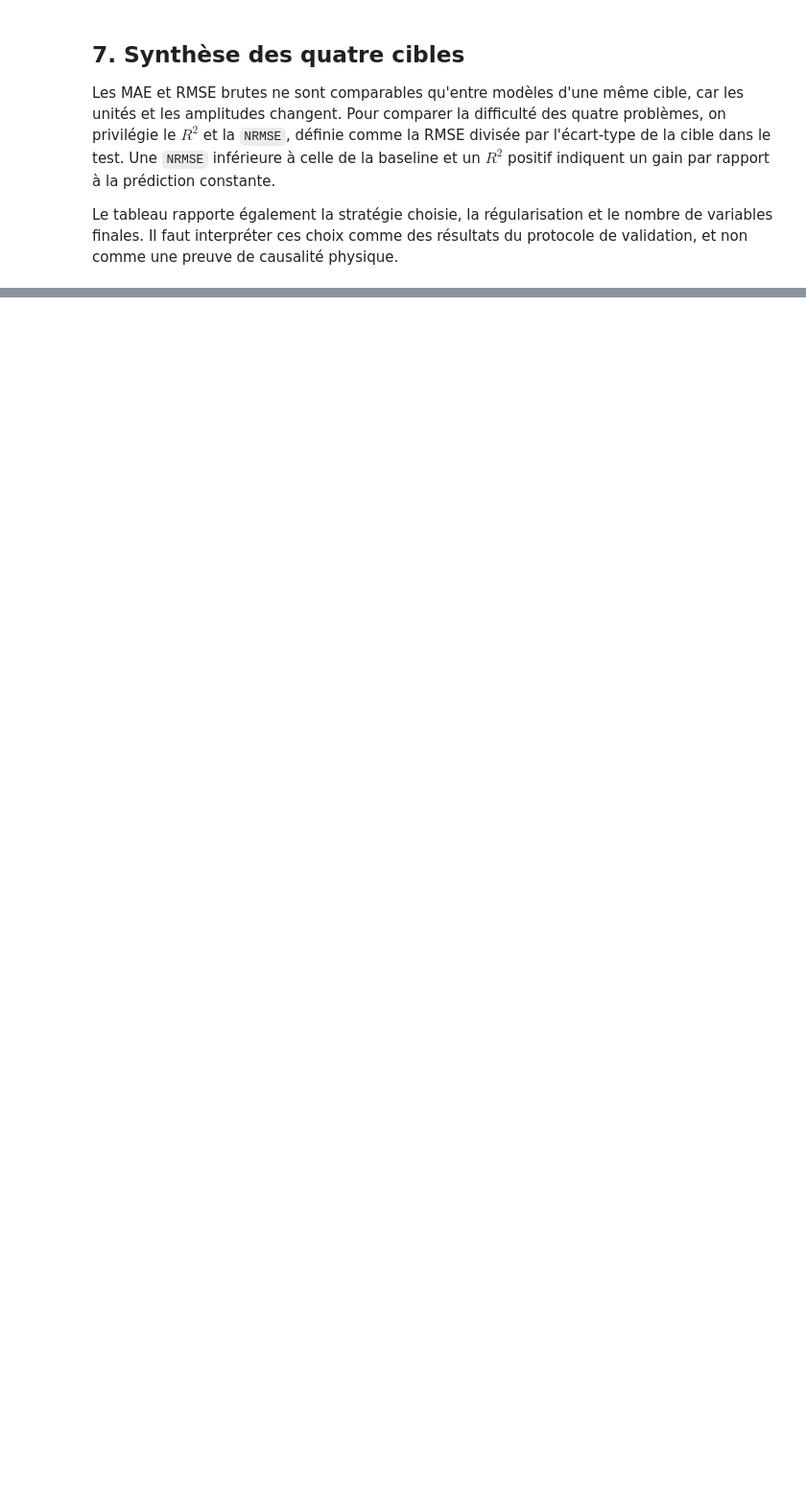
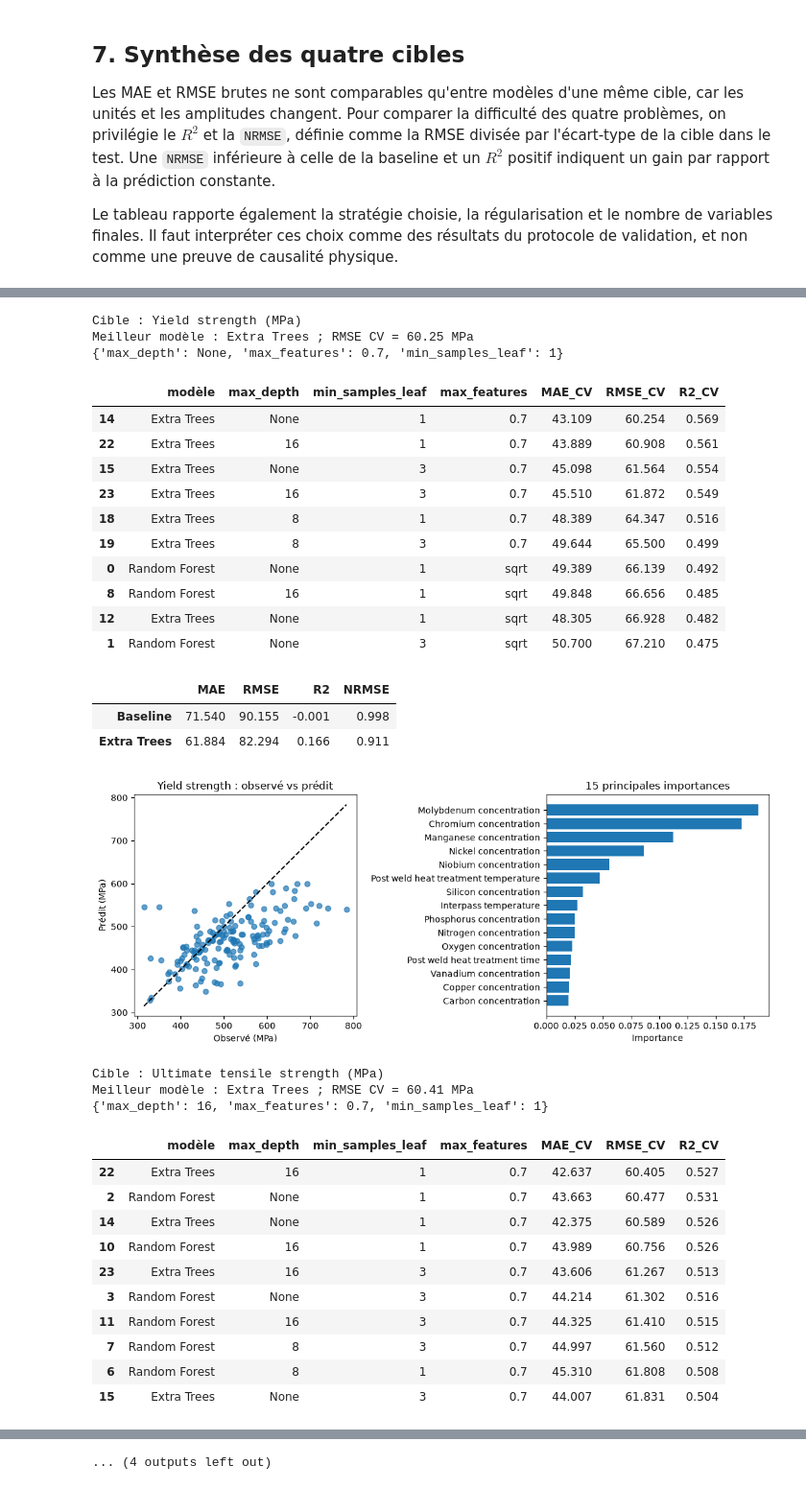
Before and after one commit to marilynehu25/Soudure-d-acier, a Jupyter notebook: 2. Analyses/3. Prédiction des cibles.ipynb, the cells around one changed output, grey strips where cells are left out. Shown at 96% size. Saved outputs shown, nothing was run; the diff lists cells and outputs as text; code cells hidden in the pictures; blank space fills up the shorter version.

Commit message:
Travail de la prédiction des 4 cibles en reprenant les points abordés ensemble, mais les résultats sont mauvais

```diff
--- a/2. Analyses/3. Prédiction des cibles.ipynb
+++ b/2. Analyses/3. Prédiction des cibles.ipynb
@@ -14,12 +16,18 @@ from sklearn.dummy import DummyRegressor
 from sklearn.impute import SimpleImputer
 from sklearn.linear_model import Ridge
 from sklearn.metrics import mean_absolute_error, r2_score, root_mean_squared_error
-from sklearn.model_selection import GroupKFold, GroupShuffleSplit, GridSearchCV
+from sklearn.model_selection import StratifiedGroupKFold, GridSearchCV
 from sklearn.pipeline import Pipeline
 from sklearn.preprocessing import StandardScaler, OneHotEncoder
+from sklearn.ensemble import RandomForestRegressor, ExtraTreesRegressor
+from scipy.stats import t as student_t
 
 set_config(enable_metadata_routing=True)
-RANDOM_STATE, TEST_SIZE, N_SPLITS_CV, SEUIL_NAN = 42, 0.20, 5, 0.80
+RANDOM_STATE = 42
+TEST_SPLIT_SEED = 42
+SELECTION_CV_SEED = 42
+EVALUATION_CV_SEEDS = [101, 202, 303, 404, 505]
+N_SPLITS_TEST, N_SPLITS_CV, N_Y_BINS, SEUIL_NAN = 5, 5, 5, 0.80
 ID_COL = "Weld ID"
 root = Path.cwd().parent if Path.cwd().name == "2. Analyses" else Path.cwd()
 data_dir = root / "1. Données" / "02_intermediate"
@@ -386,16 +970,19 @@ Le tableau rapporte également la stratégie choisie, la régularisation et le n
 # %%
 summary_rows = []
 for target, result in target_results.items():
-    selector = result["best_pipeline"].named_steps["feature_selection"]
+    best = result["cv_table"].iloc[0]
     summary_rows.append({
         "cible": target,
         "unité": result["unit"],
         "lignes": len(result["split"]["y_train"]) + len(result["split"]["y_test"]),
         "Weld ID": (result["split"]["groups_train"].nunique()
                     + result["split"]["groups_test"].nunique()),
-        "stratégie": selection_name(selector),
-        "alpha": result["search"].best_params_["model__alpha"],
+        "stratégie": best["sélection"],
+        "alpha": best["alpha"],
         "variables": len(result["selected_features"]),
+        "RMSE CV répétée": best["RMSE_CV"],
+        "IC95 bas": best["RMSE_IC95_bas"],
+        "IC95 haut": best["RMSE_IC95_haut"],
         "RMSE baseline": result["baseline_scores"]["RMSE"],
         "RMSE test": result["model_scores"]["RMSE"],
         "NRMSE test": result["model_scores"]["NRMSE"],
@@ -427,11 +1016,27 @@ for target, result in target_results.items():
     assert not set(ALL_TARGETS).intersection(selected_columns)
     assert "Charpy temperature" not in selected_columns
     assert set(split["groups_train"]).isdisjoint(set(split["groups_test"]))
+    assert set(result["cv_plan"]) == set(EVALUATION_CV_SEEDS)
+    assert set(result["selection_cv_plan"]) == {SELECTION_CV_SEED}
+    assert (result["selectors"]["forward"].cv_seed ==
+            result["selectors"]["backward"].cv_seed == SELECTION_CV_SEED)
+    for splits in result["cv_plan"].values():
+        for train_idx, valid_idx in splits:
+            assert set(split["groups_train"].iloc[train_idx]).isdisjoint(
+                set(split["groups_train"].iloc[valid_idx])
+            )
+    assert result["selected_features"].tolist() == result["feature_sets"][
+        result["best_params"]["strategy"]
+    ]
     assert isinstance(
         fitted.named_steps["preprocess"].named_transformers_["num"]
         .named_steps["scale"], StandardScaler
     )
-    transformed = fitted.named_steps["preprocess"].transform(split["X_test"])
+    raw_test = fitted.named_steps["select"].transform(split["X_test"])
+    selected_test = fitted.named_steps["feature_selection"].transform(raw_test)
+    assert ID_COL not in selected_test.columns
+    assert selected_test.columns.tolist() == result["selected_features"].tolist()
+    transformed = fitted.named_steps["preprocess"].transform(selected_test)
     assert transformed.shape[1] == len(
         fitted.named_steps["preprocess"].get_feature_names_out()
     )
@@ -438,0 +1180,38 @@ print("Contrôles validés pour les quatre cibles : groupes, variables et transf
+# %%
+tree_results = {}
+for target in MECHANICAL_TARGETS:
+    tree_results[target] = evaluate_tree_target(target)
+    display_tree_result(tree_results[target])
+# %% [output]
+Cible : Yield strength (MPa)
+Meilleur modèle : Extra Trees ; RMSE CV = 60.25 MPa
+{'max_depth': None, 'max_features': 0.7, 'min_samples_leaf': 1}
+|  | modèle | max_depth | min_samples_leaf | max_features | MAE_CV | RMSE_CV | R2_CV |
+| 14 | Extra Trees | None | 1 | 0.7 | 43.109 | 60.254 | 0.569 |
+| 22 | Extra Trees | 16 | 1 | 0.7 | 43.889 | 60.908 | 0.561 |
+| 15 | Extra Trees | None | 3 | 0.7 | 45.098 | 61.564 | 0.554 |
+| 23 | Extra Trees | 16 | 3 | 0.7 | 45.510 | 61.872 | 0.549 |
+| 18 | Extra Trees | 8 | 1 | 0.7 | 48.389 | 64.347 | 0.516 |
+| 19 | Extra Trees | 8 | 3 | 0.7 | 49.644 | 65.500 | 0.499 |
+| 0 | Random Forest | None | 1 | sqrt | 49.389 | 66.139 | 0.492 |
+| 8 | Random Forest | 16 | 1 | sqrt | 49.848 | 66.656 | 0.485 |
+| 12 | Extra Trees | None | 1 | sqrt | 48.305 | 66.928 | 0.482 |
+| 1 | Random Forest | None | 3 | sqrt | 50.700 | 67.210 | 0.475 |
+|  | MAE | RMSE | R2 | NRMSE |
+| Baseline | 71.540 | 90.155 | -0.001 | 0.998 |
+| Extra Trees | 61.884 | 82.294 | 0.166 | 0.911 |
+[figure, added]
+Cible : Ultimate tensile strength (MPa)
+Meilleur modèle : Extra Trees ; RMSE CV = 60.41 MPa
+{'max_depth': 16, 'max_features': 0.7, 'min_samples_leaf': 1}
+|  | modèle | max_depth | min_samples_leaf | max_features | MAE_CV | RMSE_CV | R2_CV |
+| 22 | Extra Trees | 16 | 1 | 0.7 | 42.637 | 60.405 | 0.527 |
+| 2 | Random Forest | None | 1 | 0.7 | 43.663 | 60.477 | 0.531 |
+| 14 | Extra Trees | None | 1 | 0.7 | 42.375 | 60.589 | 0.526 |
+| 10 | Random Forest | 16 | 1 | 0.7 | 43.989 | 60.756 | 0.526 |
+| 23 | Extra Trees | 16 | 3 | 0.7 | 43.606 | 61.267 | 0.513 |
+| 3 | Random Forest | None | 3 | 0.7 | 44.214 | 61.302 | 0.516 |
+| 11 | Random Forest | 16 | 3 | 0.7 | 44.325 | 61.410 | 0.515 |
+| 7 | Random Forest | 8 | 3 | 0.7 | 44.997 | 61.560 | 0.512 |
+| 6 | Random Forest | 8 | 1 | 0.7 | 45.310 | 61.808 | 0.508 |
+| 15 | Extra Trees | None | 3 | 0.7 | 44.007 | 61.831 | 0.504 |
@@ -438,0 +1240 @@ print("Contrôles validés pour les quatre cibles : groupes, variables et transf
+... (4 outputs left out)
```
Also changed, not shown: parts of 28 cells of this notebook, 1 other file.
